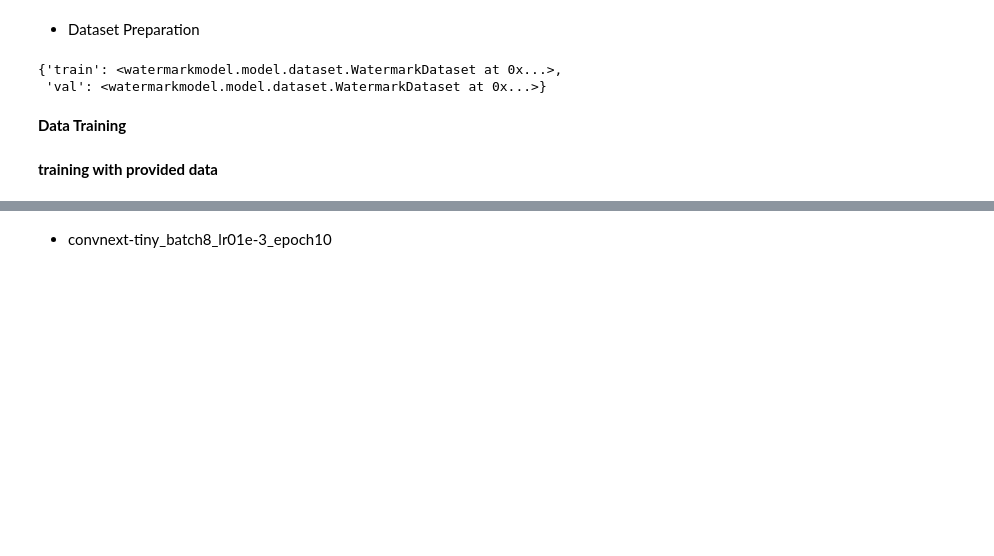
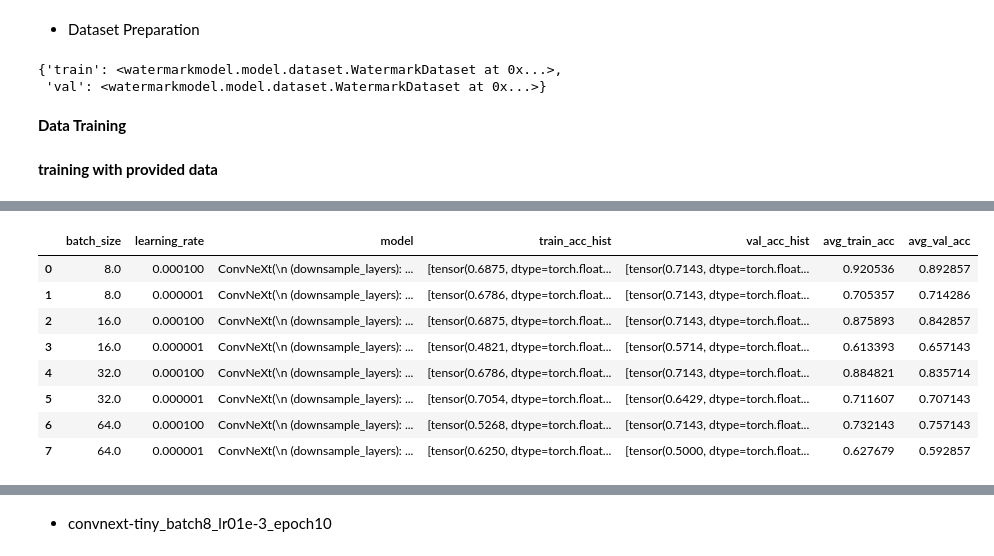
Before and after one commit to atsiri/watermark-detection, a Jupyter notebook: notebook/training.ipynb, the cells around one changed output, grey strips where cells are left out. Cells and saved outputs as stored; diff of their text form; code cells hidden in the pictures; blank space fills up the shorter version.

```diff
--- a/notebook/training.ipynb
+++ b/notebook/training.ipynb
@@ -104,0 +166,14 @@ def train_model_hyperparameter(df_train, df_val, batch, lrate, epoch):
+# %%
+df_trainingresult = pd.DataFrame(list(zip(df_params.batch, df_params.lrate, models, train_accs, val_accs, [i.item() for i in avg_train], [i.item() for i in avg_val])),
+                    columns=['batch_size', 'learning_rate', 'model', 'train_acc_hist', 'val_acc_hist', 'avg_train_acc', 'avg_val_acc'])
+df_trainingresult
+# %% [output]
+|  | batch_size | learning_rate | model | train_acc_hist | val_acc_hist | avg_train_acc | avg_val_acc |
+| 0 | 8.0 | 0.000100 | ConvNeXt(\n (downsample_layers): ... | [tensor(0.6875, dtype=torch.float... | [tensor(0.7143, dtype=torch.float... | 0.920536 | 0.892857 |
+| 1 | 8.0 | 0.000001 | ConvNeXt(\n (downsample_layers): ... | [tensor(0.6786, dtype=torch.float... | [tensor(0.7143, dtype=torch.float... | 0.705357 | 0.714286 |
+| 2 | 16.0 | 0.000100 | ConvNeXt(\n (downsample_layers): ... | [tensor(0.6875, dtype=torch.float... | [tensor(0.7143, dtype=torch.float... | 0.875893 | 0.842857 |
+| 3 | 16.0 | 0.000001 | ConvNeXt(\n (downsample_layers): ... | [tensor(0.4821, dtype=torch.float... | [tensor(0.5714, dtype=torch.float... | 0.613393 | 0.657143 |
+| 4 | 32.0 | 0.000100 | ConvNeXt(\n (downsample_layers): ... | [tensor(0.6786, dtype=torch.float... | [tensor(0.7143, dtype=torch.float... | 0.884821 | 0.835714 |
+| 5 | 32.0 | 0.000001 | ConvNeXt(\n (downsample_layers): ... | [tensor(0.7054, dtype=torch.float... | [tensor(0.6429, dtype=torch.float... | 0.711607 | 0.707143 |
+| 6 | 64.0 | 0.000100 | ConvNeXt(\n (downsample_layers): ... | [tensor(0.5268, dtype=torch.float... | [tensor(0.7143, dtype=torch.float... | 0.732143 | 0.757143 |
+| 7 | 64.0 | 0.000001 | ConvNeXt(\n (downsample_layers): ... | [tensor(0.6250, dtype=torch.float... | [tensor(0.5000, dtype=torch.float... | 0.627679 | 0.592857 |
```
Also changed, not shown: parts of 37 cells of this notebook.
